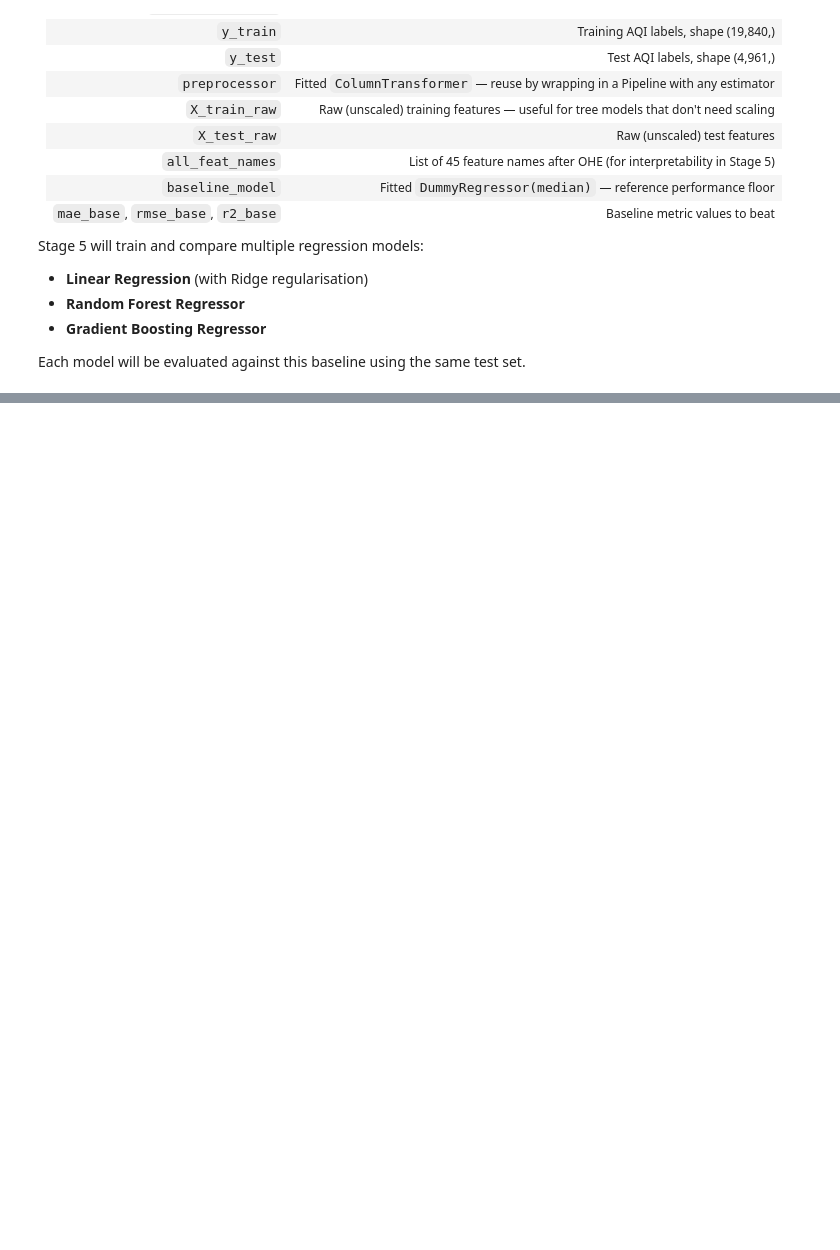
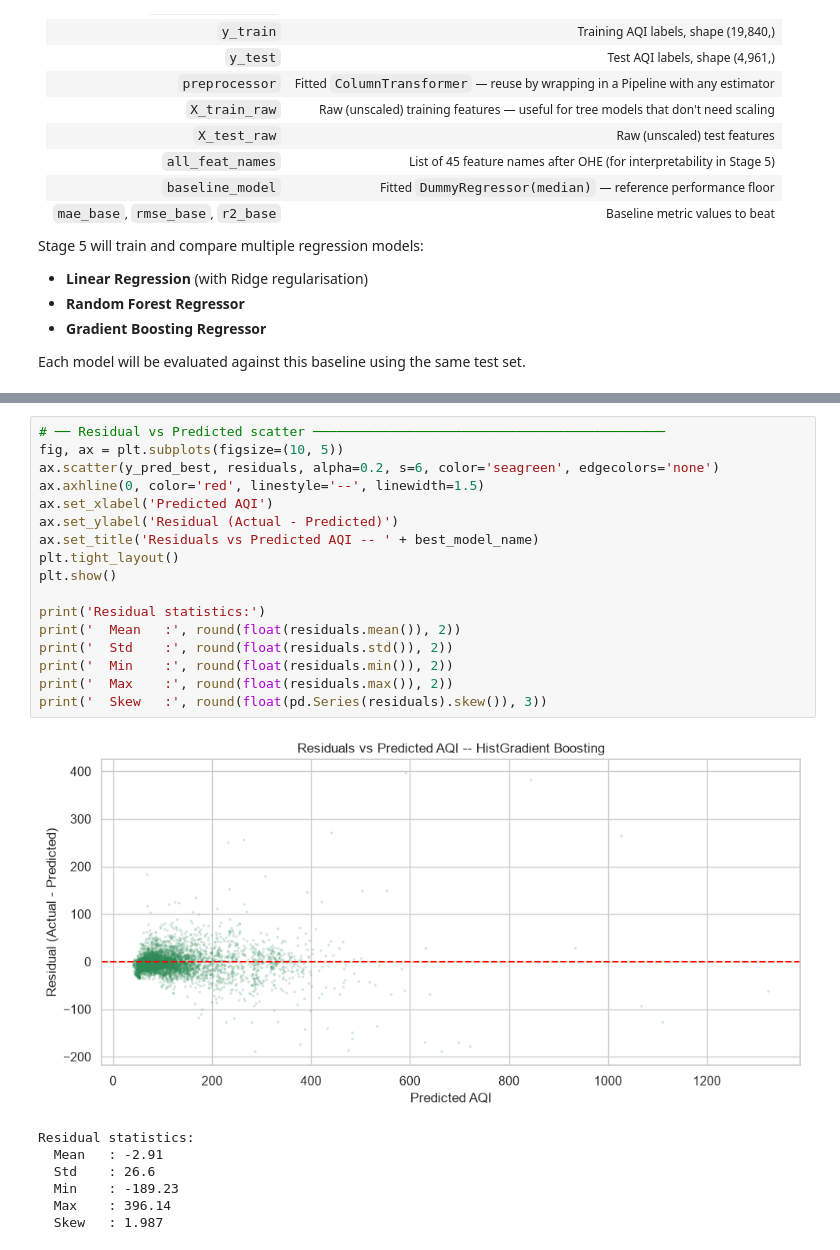
Before and after one commit to jaikishan1234/air-quality-analytics, a Jupyter notebook: notebooks/JaikishanNayak_AirQualityAnalytics.ipynb, the cells around one changed output, grey strips where cells are left out. Saved outputs shown, nothing was run; the diff lists cells and outputs as text; blank space fills up the shorter version.

```diff
--- a/notebooks/JaikishanNayak_AirQualityAnalytics.ipynb
+++ b/notebooks/JaikishanNayak_AirQualityAnalytics.ipynb
@@ -2218,0 +2518,25 @@ Each model will be evaluated against this baseline using the same test set.
+# %%
+# ── Residual vs Predicted scatter ─────────────────────────────────────────────
+fig, ax = plt.subplots(figsize=(10, 5))
+ax.scatter(y_pred_best, residuals, alpha=0.2, s=6, color='seagreen', edgecolors='none')
+ax.axhline(0, color='red', linestyle='--', linewidth=1.5)
+ax.set_xlabel('Predicted AQI')
+ax.set_ylabel('Residual (Actual - Predicted)')
+ax.set_title('Residuals vs Predicted AQI -- ' + best_model_name)
+plt.tight_layout()
+plt.show()
+
+print('Residual statistics:')
+print('  Mean   :', round(float(residuals.mean()), 2))
+print('  Std    :', round(float(residuals.std()), 2))
+print('  Min    :', round(float(residuals.min()), 2))
+print('  Max    :', round(float(residuals.max()), 2))
+print('  Skew   :', round(float(pd.Series(residuals).skew()), 3))
+# %% [output]
+[figure, added]
+Residual statistics:
+  Mean   : -2.91
+  Std    : 26.6
+  Min    : -189.23
+  Max    : 396.14
+  Skew   : 1.987
```
Also changed, not shown: parts of 22 cells of this notebook, 9 other files.
